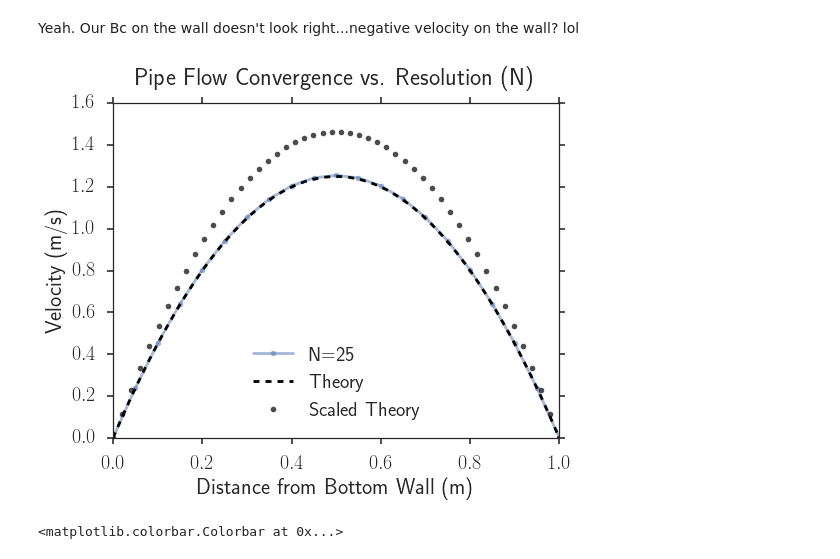
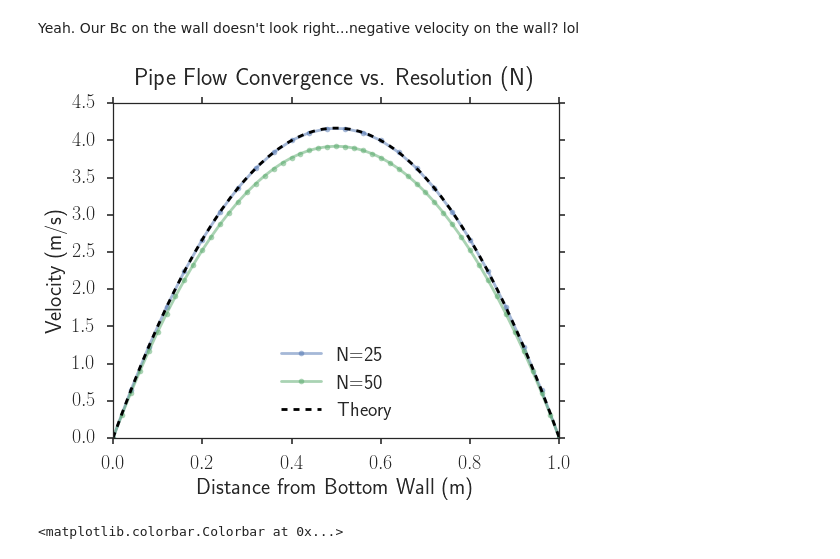
Before and after one commit to latticeboltzmann/2d-lb, a Jupyter notebook: docs/opencl_dimensionless_verification.ipynb, the cells around one changed output. Drawn from its saved outputs; the diff is of its cells as text; code cells hidden in the pictures.

```diff
--- a/docs/opencl_dimensionless_verification.ipynb
+++ b/docs/opencl_dimensionless_verification.ipynb
@@ -19,14 +19,14 @@ We create simulations at different resolutions with the same Reynold's number.
 # %%
 D = 1. # meter
 rho = 1. # kg/m^3
-nu = 1. # Viscosity, m^2/s
+nu = .3 # Viscosity, m^2/s
 
 pressure_grad = -10 # Pa/m
 
 pipe_length = 3*D # meter
 
 sim0 = lb_cl.Pipe_Flow(diameter=D, rho=rho, viscosity=nu, pressure_grad=pressure_grad, pipe_length=pipe_length,
-                       N=20, time_prefactor=1.,
+                       N=25, time_prefactor=1.,
                        two_d_local_size = (32, 32), three_d_local_size = (32, 32, 1))
 # %% [output]
 Characteristic L: 1.0
@@ -49,7 +49,7 @@ outlet rho: 1.0
 # %%
 D = 1. # meter
 rho = 1. # kg/m^3
-nu = 1. # Viscosity, m^2/s
+nu = 0.3 # Viscosity, m^2/s
 
 pressure_grad = -10
 # Pa/m
@@ -110,7 +110,7 @@ outlet rho: 1.0
 # %% [markdown]
 We run each simulation for the same amount of time when approaching the steady state. This is a little tricky as each simulation has a different time step.
 # %%
-time_to_run = 3 # dimensionless time
+time_to_run = 10 # dimensionless time
 num_steps = int(time_to_run/sim0.delta_t)
 print 'Running for', num_steps
 # %% [output]
@@ -196,46 +196,44 @@ We now compare our simulations with theory.
 Yeah. Our Bc on the wall doesn't look right...negative velocity on the wall? lol
 # %%
 fields0 = sim0.get_physical_fields()
-# fields1 = sim1.get_physical_fields()
+fields1 = sim1.get_physical_fields()
 # fields2 = sim2.get_physical_fields()
 
 x_values = np.arange(fields0['u'].T.shape[0])*sim0.delta_x*sim0.L
 # Get the mean velocity in the x direction
 mean_u = fields0['u'].T.mean(axis=1)
 plt.plot(x_values, mean_u, label='N=25', ls='-', marker='.', alpha=0.5)
 
 
-# x_values = np.arange(fields1['u'].T.shape[0])*sim1.delta_x*sim1.L
-# # Get the mean velocity in the x direction
-# mean_u = fields1['u'].T.mean(axis=1)
-# plt.plot(x_values, mean_u, label='N=50', ls='-', marker='.', alpha=0.5)
+x_values = np.arange(fields1['u'].T.shape[0])*sim1.delta_x*sim1.L
+# Get the mean velocity in the x direction
+mean_u = fields1['u'].T.mean(axis=1)
+plt.plot(x_values, mean_u, label='N=50', ls='-', marker='.', alpha=0.5)
 
 # x_values = np.arange(fields2['u'].T.shape[0])*sim2.delta_x*sim2.L
 # mean_u = fields2['u'].T.mean(axis=1)
 # plt.plot(x_values, mean_u, label='N=150', ls='-', marker='.', alpha=0.5)
 
 prefactor = (1./(2*rho*nu))*pressure_grad
 y = np.linspace(0, D)
 
 predicted = prefactor*y*(y-D)
 # Convert non-dim predicted
 
 plt.plot(y, predicted, label='Theory', color='Black', ls='--')
 
-plt.plot(y, predicted*1.17, label='Scaled Theory', color='k', ls='', marker='.', alpha=0.7)
-
 plt.xlabel('Distance from Bottom Wall (m)')
 plt.ylabel('Velocity (m/s)')
 
 plt.title('Pipe Flow Convergence vs. Resolution (N)', y=1.04)
 
 plt.legend(loc='best')
 
 plt.gcf().set_size_inches(8, 6)
 
 plt.savefig('resolution_convergence_nonscaled.png', dpi=200, bbox_inches='tight')
 # %% [output]
-[figure, old version]
+[figure, new version]
 # %%
 plt.imshow(fields0['u'].T)
 plt.colorbar()
```
Also changed, not shown: parts of 4 cells of this notebook.
